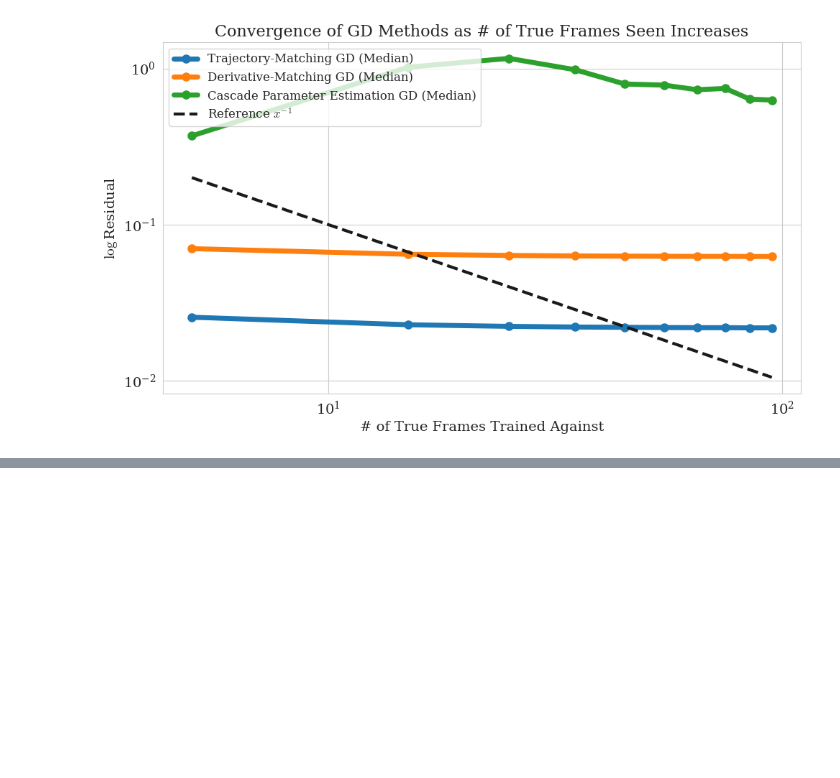
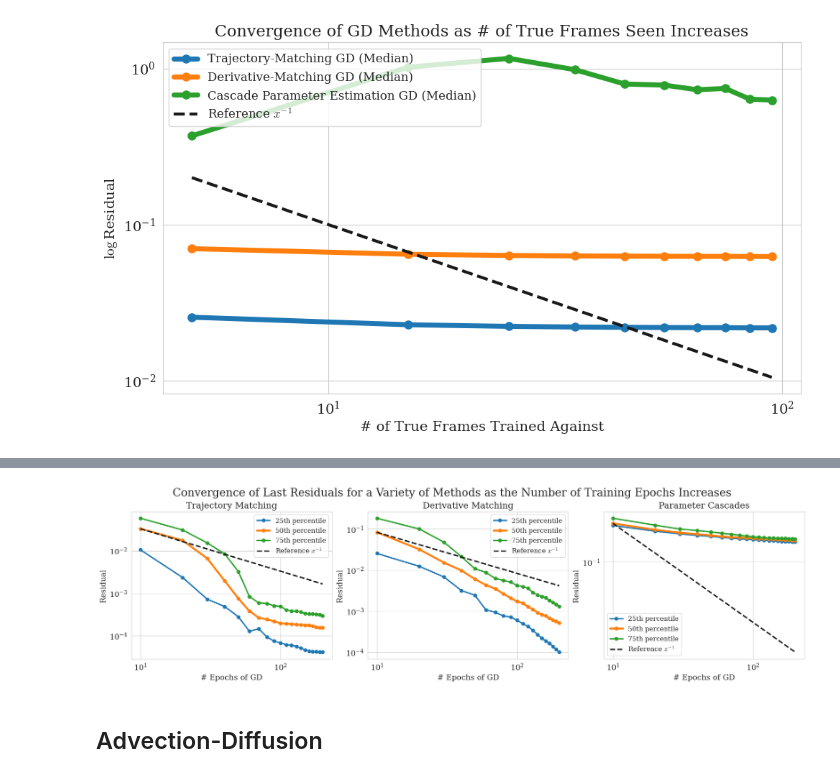
Before and after one commit to dkrawciw/PDE-Constrained-Optimization, a Jupyter notebook: notebooks/parameter_estimation.ipynb, the cells around one changed output, grey strips where cells are left out. Cells and saved outputs as stored; diff of their text form; code cells hidden in the pictures; blank space fills up the shorter version.

```diff
--- a/notebooks/parameter_estimation.ipynb
+++ b/notebooks/parameter_estimation.ipynb
@@ -154,0 +322,49 @@ plt.tight_layout()
+# %%
+with open(OUTPUT_DIR / "population_parameter_estimation_by_epochs.pkl", "rb") as f:
+    epoch_data = pkl.load(f)
+
+epochs = epoch_data["epochs_list"]
+results = epoch_data["results"]
+trajectory_samples = results["trajectory_matching"]['training_loss']
+derivative_samples = results["derivative_matching"]['training_loss']
+cascade_samples = results["cascade"]['training_loss']
+
+x = np.array(epochs, dtype=float)
+
+trajectory_samples = np.array(trajectory_samples, dtype=float)
+derivative_samples = np.array(derivative_samples, dtype=float)
+cascade_samples = np.array(cascade_samples, dtype=float)
+
+plot_data = [
+    ("Trajectory Matching", trajectory_samples),
+    ("Derivative Matching", derivative_samples),
+    ("Parameter Cascades", cascade_samples),
+]
+
+fig, axes = plt.subplots(1, 3, figsize=(18, 5), constrained_layout=True)
+
+for ax, (title, samples) in zip(axes, plot_data):
+    q25 = np.percentile(samples, 25, axis=1)
+    q50 = np.percentile(samples, 50, axis=1)
+    q75 = np.percentile(samples, 75, axis=1)
+
+    ax.loglog(x, q25, marker="o", linewidth=2.5, label="25th percentile")
+    ax.loglog(x, q50, marker="o", linewidth=3.5, label="50th percentile")
+    ax.loglog(x, q75, marker="o", linewidth=2.5, label="75th percentile")
+
+    reference = q50[0] * (x[0] / x)
+    ax.loglog(x, reference, "k--", linewidth=2.5, label=r"Reference $x^{-1}$")
+
+    ax.set_title(title)
+    ax.set_xlabel("# Epochs of GD")
+    ax.set_ylabel("Residual")
+    ax.legend()
+
+# fig.suptitle("Residual Percentiles vs Number of Observed Frames", fontsize=20)
+fig.suptitle("Convergence of Last Residuals for a Variety of Methods as the Number of Training Epochs Increases", fontsize=20)
+plt.savefig(OUTPUT_DIR / "residual_methods_percentiles_by_epochs.svg")
+plt.show()
+# %% [output]
+[figure, added]
+# %% [markdown]
+## Advection-Diffusion
```
Also changed, not shown: parts of 4 cells of this notebook, 1 other file.
